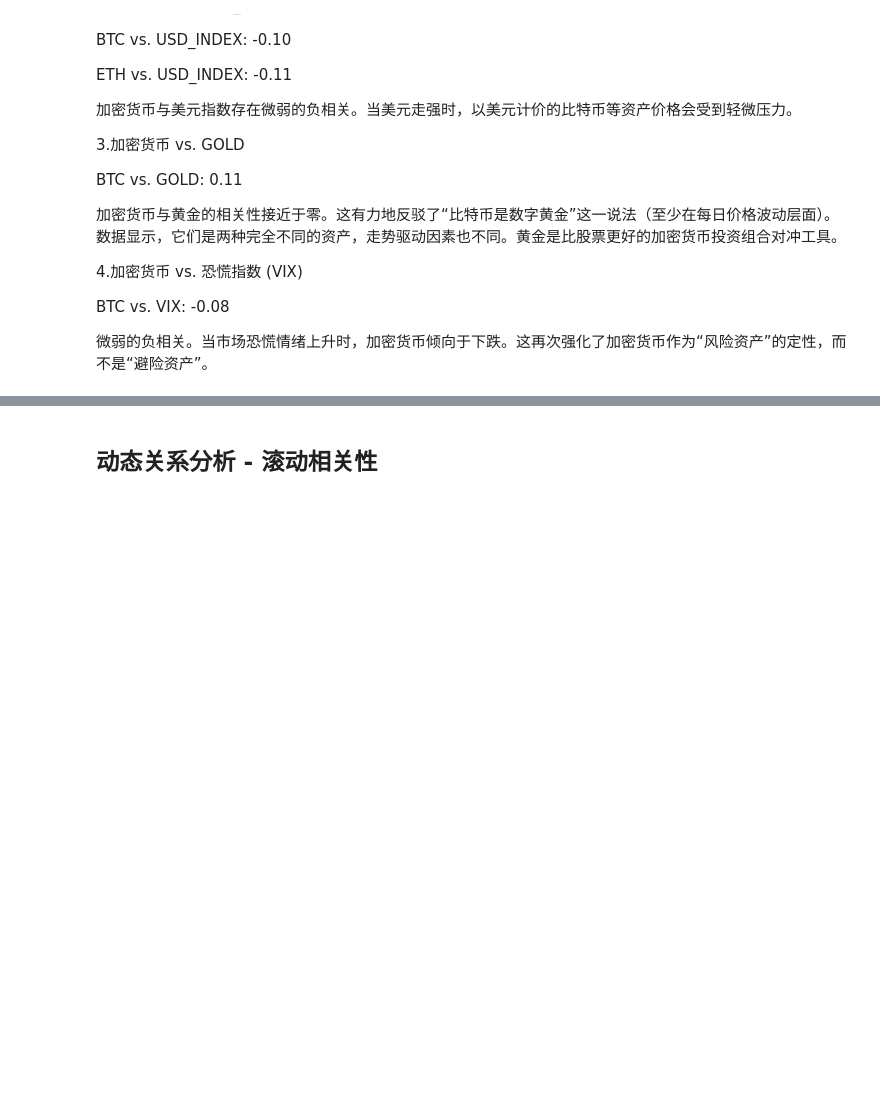
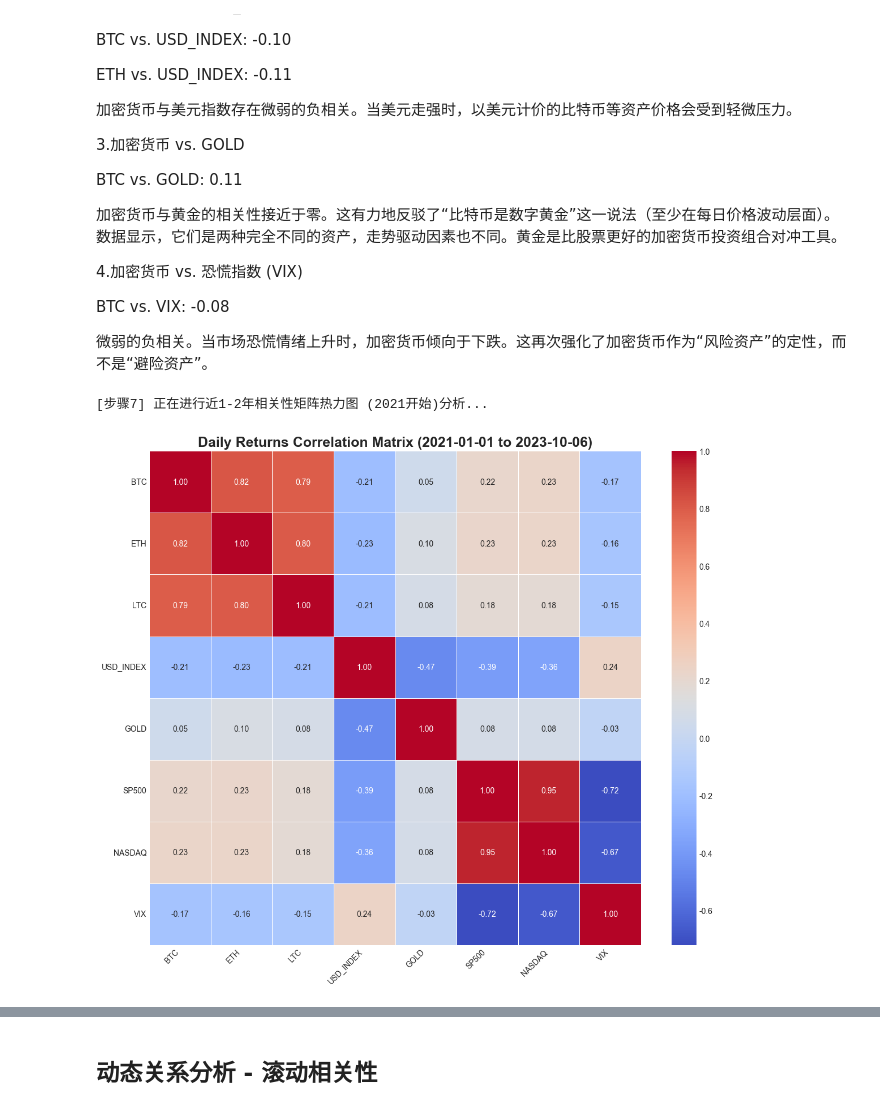
Before and after one commit to HiIAmTzeKean/Kaggle-Crypto-Currency-Analysis, a Jupyter notebook: analysis.ipynb, the cells around one changed output, grey strips where cells are left out. Saved outputs shown, nothing was run; the diff lists cells and outputs as text; code cells hidden in the pictures; blank space fills up the shorter version.

```diff
--- a/analysis.ipynb
+++ b/analysis.ipynb
@@ -311,3 +422,57 @@ BTC vs. GOLD: 0.11
 BTC vs. VIX: -0.08
 
 微弱的负相关。当市场恐慌情绪上升时，加密货币倾向于下跌。这再次强化了加密货币作为“风险资产”的定性，而不是“避险资产”。
+# %%
+# --- 步骤7: 近1-2年相关性矩阵热力图 (2021开始) ---
+print("\n[步骤7] 正在进行近1-2年相关性矩阵热力图 (2021开始)分析...")
+
+
+# 假设 returns_df 的索引是 DatetimeIndex 类型
+# 如果不是，需要先转换: returns_df.index = pd.to_datetime(returns_df.index)
+
+# 定义分析的起始日期
+start_date = "2021-01-01"
+
+# 1. 新增步骤：根据日期筛选DataFrame
+recent_returns_df = returns_df[returns_df.index >= start_date]
+
+# 检查筛选后的数据是否为空
+if recent_returns_df.empty:
+    print(f"警告：在 {start_date} 之后没有找到数据，无法生成热力图。")
+else:
+    plt.figure(figsize=(12, 10))
+
+    # 选择用于计算相关性的列（与您之前的代码相同）
+    price_columns = [
+        col for col in recent_returns_df.columns if "close" in col or col in tickers.values()
+    ]
+    price_returns = recent_returns_df[price_columns]
+
+    # 简化列名以便在图表中显示
+    price_returns.columns = [
+        col.replace("_close", "").upper() for col in price_returns.columns
+    ]
+
+    # 2. 对筛选后的数据计算相关性矩阵
+    correlation_matrix = price_returns.corr()
+
+    # 动态生成标题
+    end_date_str = recent_returns_df.index.max().strftime('%Y-%m-%d')
+    title = f"Daily Returns Correlation Matrix ({start_date} to {end_date_str})"
+
+    sns.heatmap(
+        correlation_matrix,
+        annot=True,
+        cmap="coolwarm", # "coolwarm"色板很适合看相关性，红色正相关，蓝色负相关
+        fmt=".2f",
+        linewidths=0.5,
+        annot_kws={"size": 10},
+    )
+    plt.title(title, fontsize=18, fontweight="bold")
+    plt.xticks(rotation=45, ha="right")
+    plt.yticks(rotation=0)
+    plt.tight_layout()
+    plt.show()
+# %% [output]
+[步骤7] 正在进行近1-2年相关性矩阵热力图 (2021开始)分析...
+[figure, added]
```
Also changed, not shown: parts of 15 cells of this notebook.
